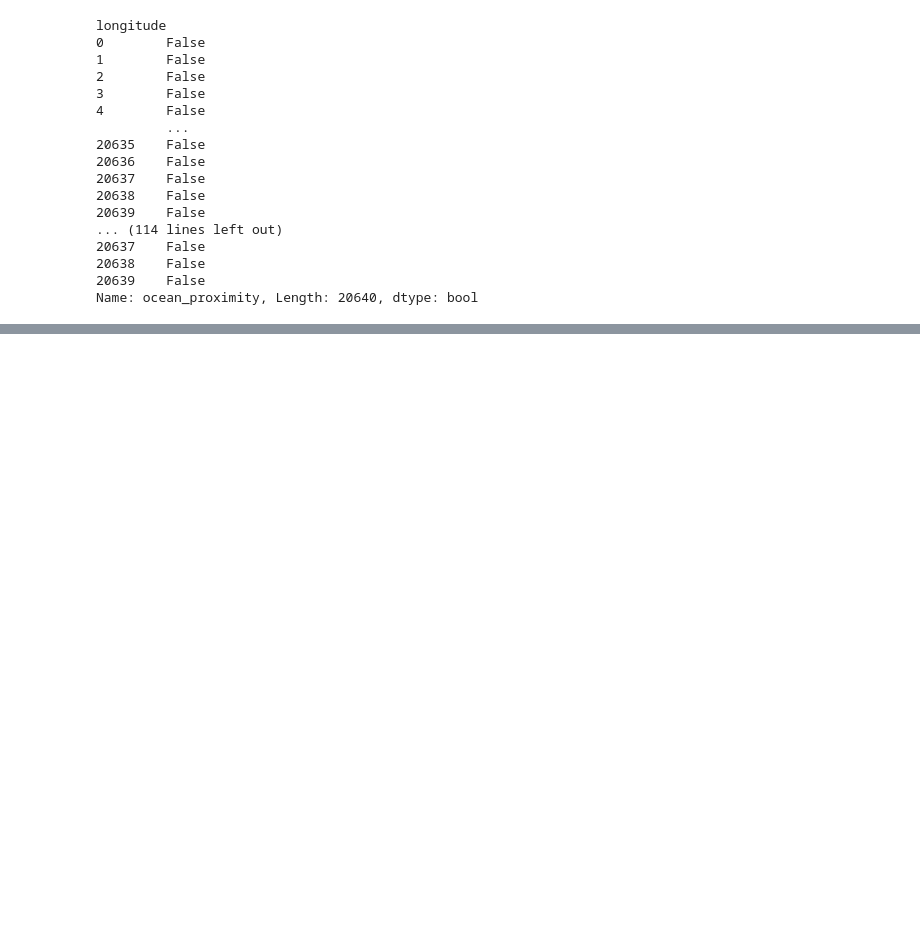
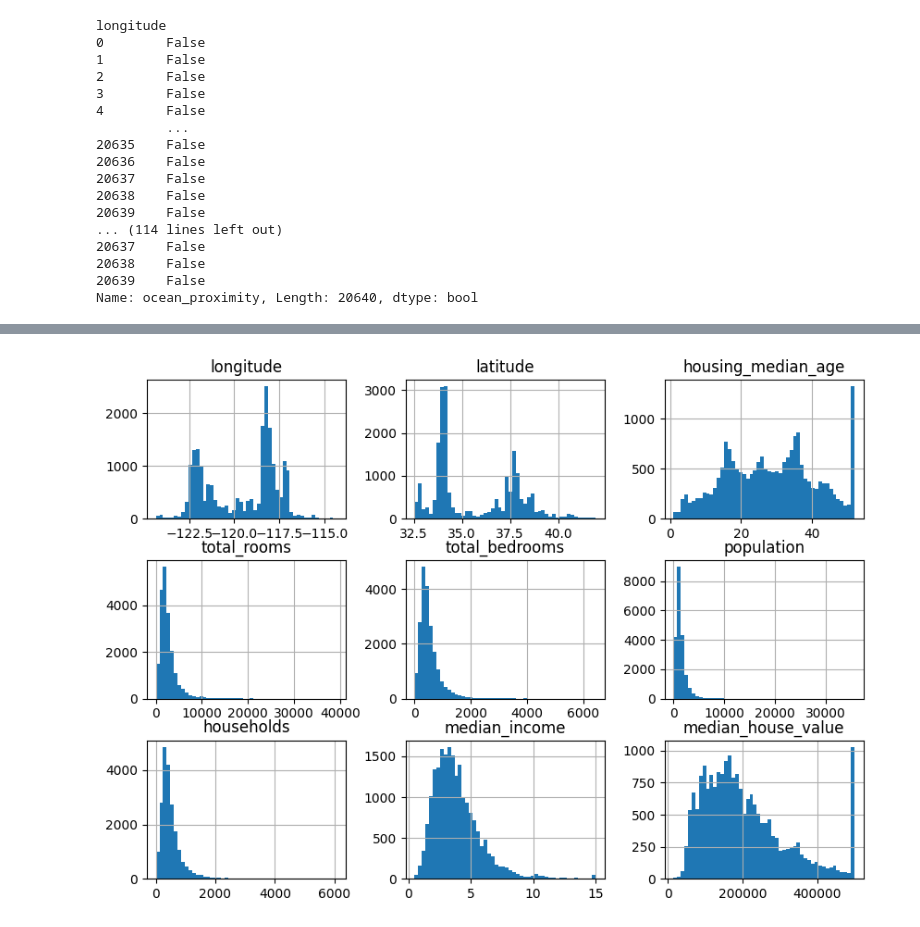
Before and after one commit to PritBPatel1845/CaliforniaHousing, a Jupyter notebook: CaliforniaHousingProject.ipynb, the cells around one changed output, grey strips where cells are left out. Drawn from its saved outputs; the diff is of its cells as text; code cells hidden in the pictures; blank space fills up the shorter version.

```diff
--- a/CaliforniaHousingProject.ipynb
+++ b/CaliforniaHousingProject.ipynb
@@ -109,0 +135,5 @@ Name: ocean_proximity, Length: 20640, dtype: bool
+# %%
+housing.hist(bins=50, figsize=(10, 7))
+plt.show()
+# %% [output]
+[figure, added]
```
Also changed, not shown: parts of 23 cells of this notebook.
